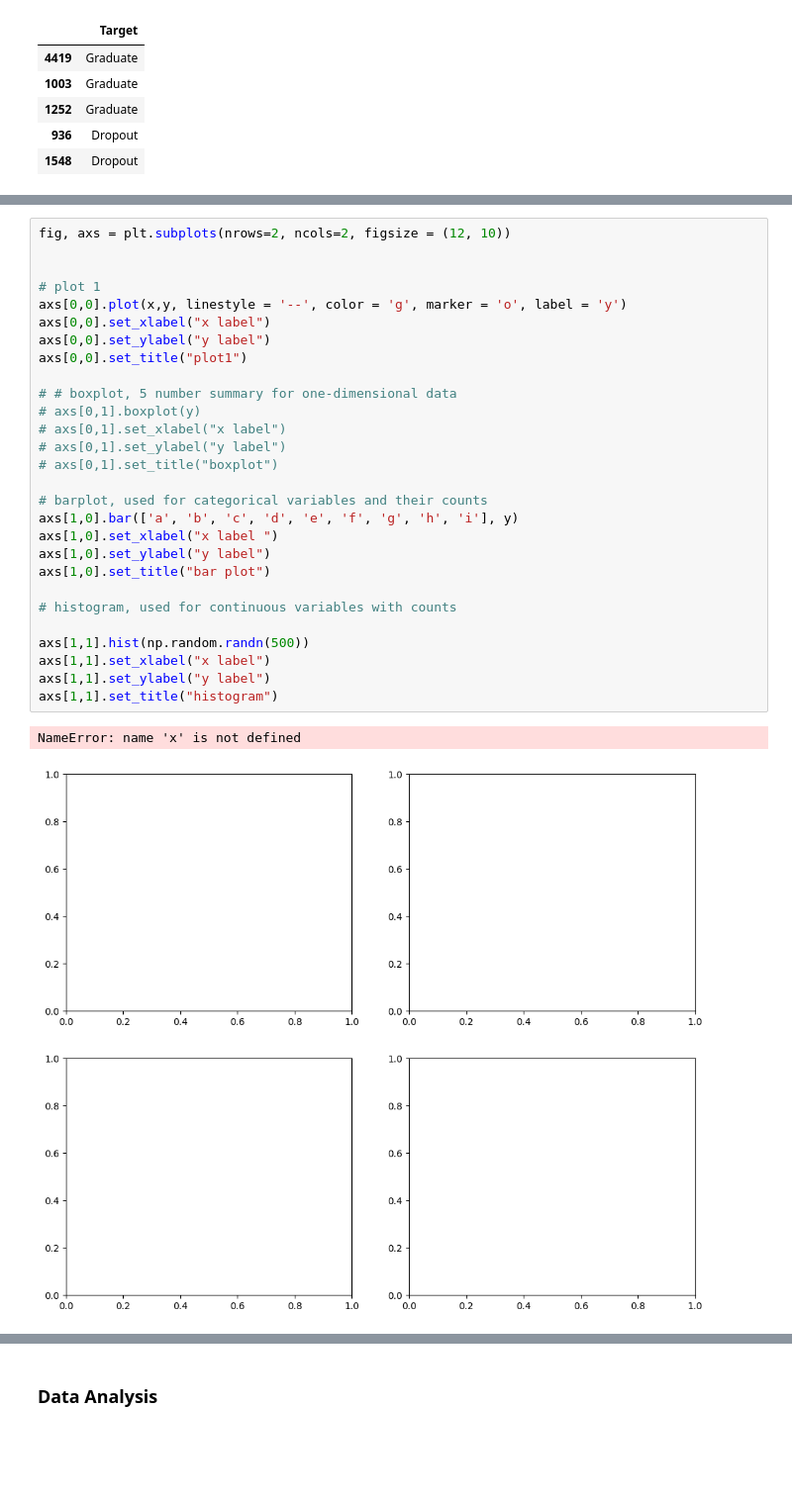
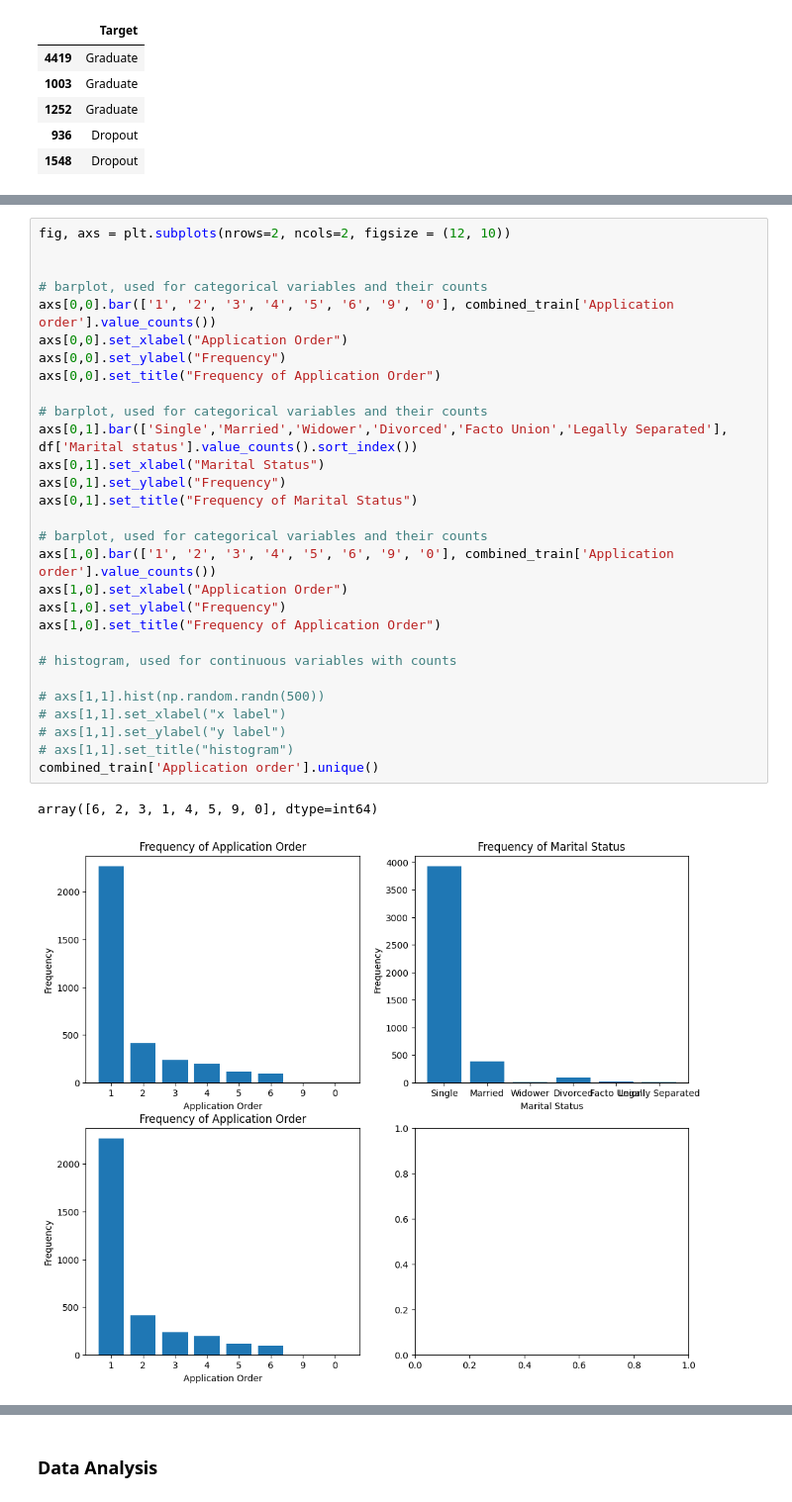
Before and after one commit to leon-d-nguyen/stat4185-final-project, a Jupyter notebook: stat4185-final-project.ipynb, the cells around one changed output, grey strips where cells are left out. Shown: that part at 99% size. Drawn from its saved outputs; the diff is of its cells as text; blank space fills up the shorter version.

Commit message:
starting visualizations

```diff
--- a/stat4185-final-project.ipynb
+++ b/stat4185-final-project.ipynb
@@ -276,31 +332,32 @@ y_train1.head()
 # %%
 fig, axs = plt.subplots(nrows=2, ncols=2, figsize = (12, 10))
 
 
-# plot 1
-axs[0,0].plot(x,y, linestyle = '--', color = 'g', marker = 'o', label = 'y')
-axs[0,0].set_xlabel("x label")
-axs[0,0].set_ylabel("y label")
-axs[0,0].set_title("plot1")
-
-# # boxplot, 5 number summary for one-dimensional data
-# axs[0,1].boxplot(y)
-# axs[0,1].set_xlabel("x label")
-# axs[0,1].set_ylabel("y label")
-# axs[0,1].set_title("boxplot")
+# barplot, used for categorical variables and their counts
+axs[0,0].bar(['1', '2', '3', '4', '5', '6', '9', '0'], combined_train['Application order'].value_counts())
+axs[0,0].set_xlabel("Application Order")
+axs[0,0].set_ylabel("Frequency")
+axs[0,0].set_title("Frequency of Application Order")
 
 # barplot, used for categorical variables and their counts
-axs[1,0].bar(['a', 'b', 'c', 'd', 'e', 'f', 'g', 'h', 'i'], y)
-axs[1,0].set_xlabel("x label ")
-axs[1,0].set_ylabel("y label")
-axs[1,0].set_title("bar plot")
+axs[0,1].bar(['Single','Married','Widower','Divorced','Facto Union','Legally Separated'], df['Marital status'].value_counts().sort_index())
+axs[0,1].set_xlabel("Marital Status")
+axs[0,1].set_ylabel("Frequency")
+axs[0,1].set_title("Frequency of Marital Status")
+
+# barplot, used for categorical variables and their counts
+axs[1,0].bar(['1', '2', '3', '4', '5', '6', '9', '0'], combined_train['Application order'].value_counts())
+axs[1,0].set_xlabel("Application Order")
+axs[1,0].set_ylabel("Frequency")
+axs[1,0].set_title("Frequency of Application Order")
 
 # histogram, used for continuous variables with counts
 
-axs[1,1].hist(np.random.randn(500))
-axs[1,1].set_xlabel("x label")
-axs[1,1].set_ylabel("y label")
-axs[1,1].set_title("histogram")
+# axs[1,1].hist(np.random.randn(500))
+# axs[1,1].set_xlabel("x label")
+# axs[1,1].set_ylabel("y label")
+# axs[1,1].set_title("histogram")
+combined_train['Application order'].unique()
 # %% [output]
-NameError: name 'x' is not defined
+array([6, 2, 3, 1, 4, 5, 9, 0], dtype=int64)
-[figure, old version]
+[figure, new version]
```
Also changed, not shown: parts of 8 cells of this notebook.
